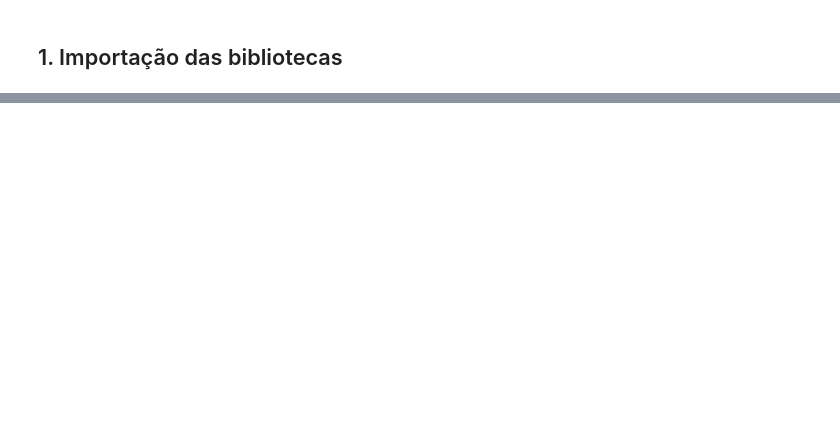
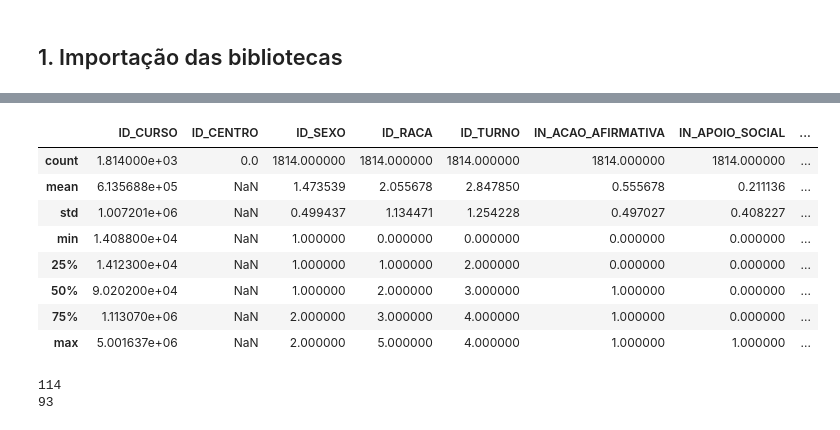
Before and after one commit to Clarareis03/Projeto-Analise-de-Dados, a Jupyter notebook: notebooks/03_construcao_fato.ipynb, the cells around one changed output, grey strips where cells are left out. Drawn from its saved outputs; the diff is of its cells as text; code cells hidden in the pictures; blank space fills up the shorter version.

```diff
--- a/notebooks/03_construcao_fato.ipynb
+++ b/notebooks/03_construcao_fato.ipynb
@@ -54,21 +93,0 @@ print(fato["ID_TURNO"].unique())
-# %%
-fato["RECEBE_AUXILIO"] = fato["IN_APOIO_SOCIAL"].astype(int)
-# %%
-print(fato["IN_ACAO_AFIRMATIVA"].value_counts(dropna=False))
-
-# Caso existam nulos, tratamos como "não ingressou por ação afirmativa" (0)
-fato["IN_ACAO_AFIRMATIVA"] = (
-    fato["IN_ACAO_AFIRMATIVA"]
-    .fillna(0)
-    .astype(int)
-)
-# %%
-fato["IDPNA"] = (
-    (fato["IN_ACAO_AFIRMATIVA"] == 1) &
-    (fato["RECEBE_AUXILIO"] == 0)
-).astype(int)
-# %%
-fato["TOTAL_IDPNA"] = (
-    fato["IDPNA"] *
-    fato["TOTAL_ALUNOS"]
-)
@@ -80,0 +94,12 @@ fato.isnull().sum()
+# %%
+fato.describe(include="all")
+# %% [output]
+|  | ID_CURSO | ID_CENTRO | ID_SEXO | ID_RACA | ID_TURNO | IN_ACAO_AFIRMATIVA | IN_APOIO_SOCIAL | ... |
+| count | 1.814000e+03 | 0.0 | 1814.000000 | 1814.000000 | 1814.000000 | 1814.000000 | 1814.000000 | ... |
+| mean | 6.135688e+05 | NaN | 1.473539 | 2.055678 | 2.847850 | 0.555678 | 0.211136 | ... |
+| std | 1.007201e+06 | NaN | 0.499437 | 1.134471 | 1.254228 | 0.497027 | 0.408227 | ... |
+| min | 1.408800e+04 | NaN | 1.000000 | 0.000000 | 0.000000 | 0.000000 | 0.000000 | ... |
+| 25% | 1.412300e+04 | NaN | 1.000000 | 1.000000 | 2.000000 | 0.000000 | 0.000000 | ... |
+| 50% | 9.020200e+04 | NaN | 1.000000 | 2.000000 | 3.000000 | 1.000000 | 0.000000 | ... |
+| 75% | 1.113070e+06 | NaN | 2.000000 | 3.000000 | 4.000000 | 1.000000 | 0.000000 | ... |
+| max | 5.001637e+06 | NaN | 2.000000 | 5.000000 | 4.000000 | 1.000000 | 1.000000 | ... |
@@ -81,2 +112,6 @@ fato.isnull().sum()
 # %%
-print("Cursos:", fato["ID_CURSO"].nunique())
+print(fato_raw["CO_CURSO"].nunique())
+print(curso_centro["ID_CURSO"].nunique())
+# %% [output]
+114
+93
```
Also changed, not shown: parts of 24 cells of this notebook, 1 other file.
